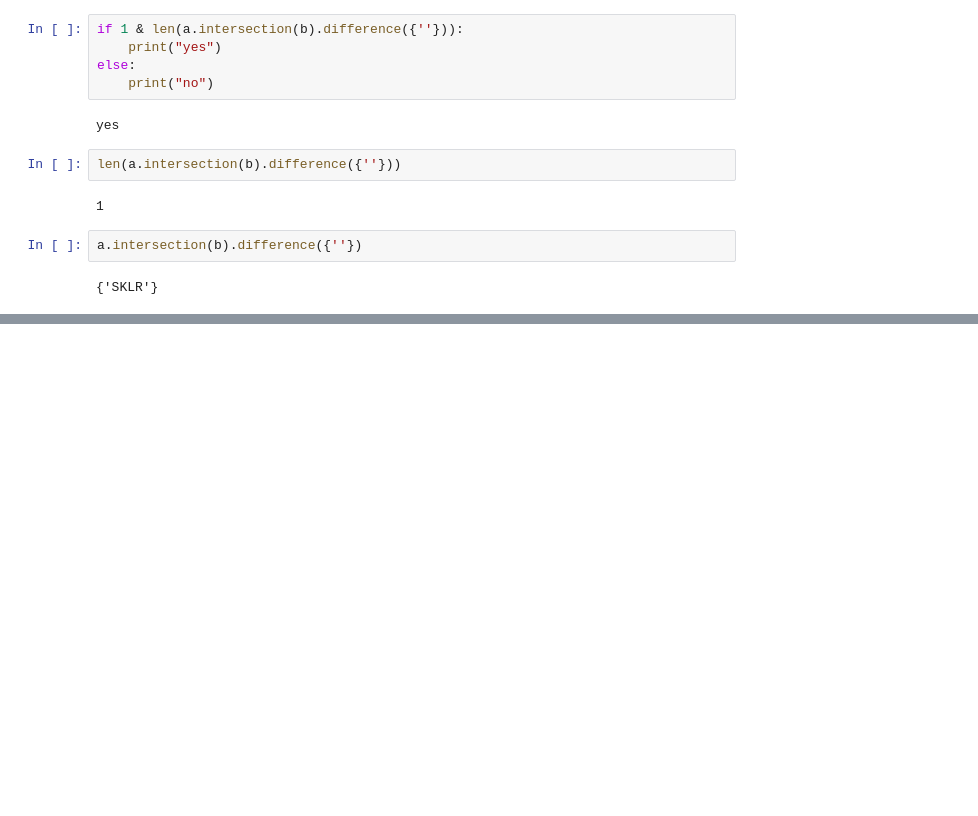
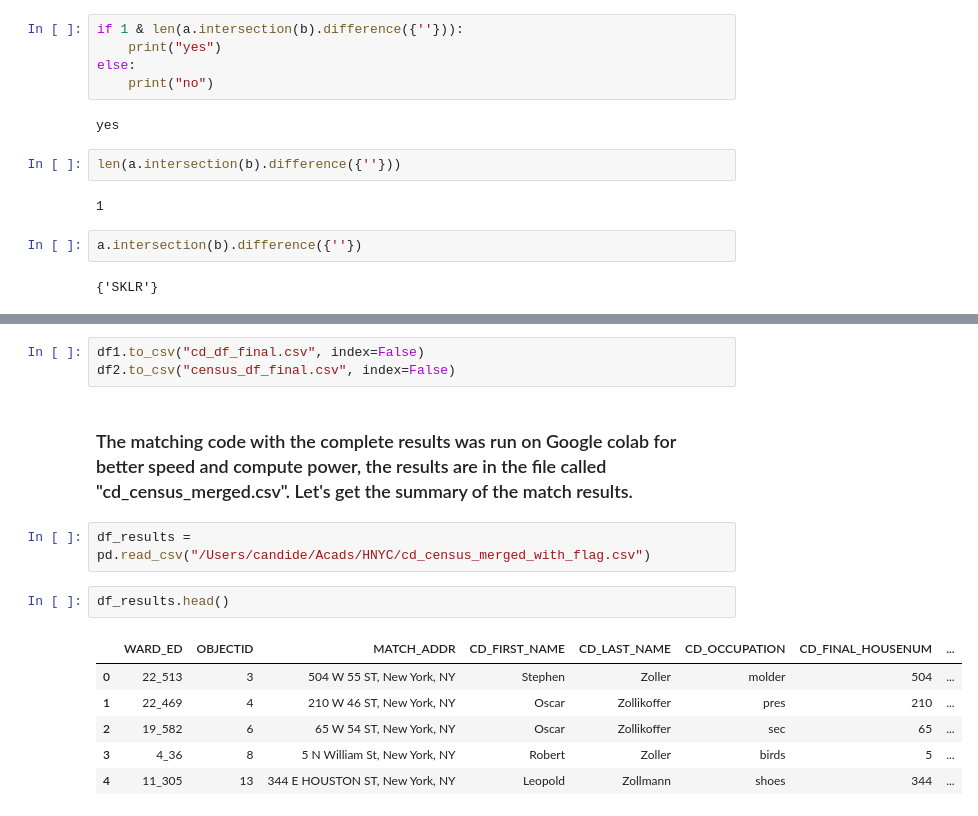
Before and after one commit to CenterForSpatialResearch/hnyc-spatial-linkage, a Jupyter notebook: hnyc_improved_queries.ipynb, the cells around one changed output, grey strips where cells are left out. Saved outputs shown, nothing was run; the diff lists cells and outputs as text; blank space fills up the shorter version.

```diff
--- a/hnyc_improved_queries.ipynb
+++ b/hnyc_improved_queries.ipynb
@@ -257,0 +307,16 @@ a.intersection(b).difference({''})
+# %%
+df1.to_csv("cd_df_final.csv", index=False)
+df2.to_csv("census_df_final.csv", index=False)
+# %% [markdown]
+### The matching code with the complete results was run on Google colab for better speed and compute power, the results are in the file called "cd_census_merged.csv". Let's get the summary of the match results.
+# %%
+df_results = pd.read_csv("/Users/candide/Acads/HNYC/cd_census_merged_with_flag.csv")
+# %%
+df_results.head()
+# %% [output]
+|  | WARD_ED | OBJECTID | MATCH_ADDR | CD_FIRST_NAME | CD_LAST_NAME | CD_OCCUPATION | CD_FINAL_HOUSENUM | ... |
+| 0 | 22_513 | 3 | 504 W 55 ST, New York, NY | Stephen | Zoller | molder | 504 | ... |
+| 1 | 22_469 | 4 | 210 W 46 ST, New York, NY | Oscar | Zollikoffer | pres | 210 | ... |
+| 2 | 19_582 | 6 | 65 W 54 ST, New York, NY | Oscar | Zollikoffer | sec | 65 | ... |
+| 3 | 4_36 | 8 | 5 N William St, New York, NY | Robert | Zoller | birds | 5 | ... |
+| 4 | 11_305 | 13 | 344 E HOUSTON ST, New York, NY | Leopold | Zollmann | shoes | 344 | ... |
```
Also changed, not shown: parts of 33 cells of this notebook, 4 other files.
